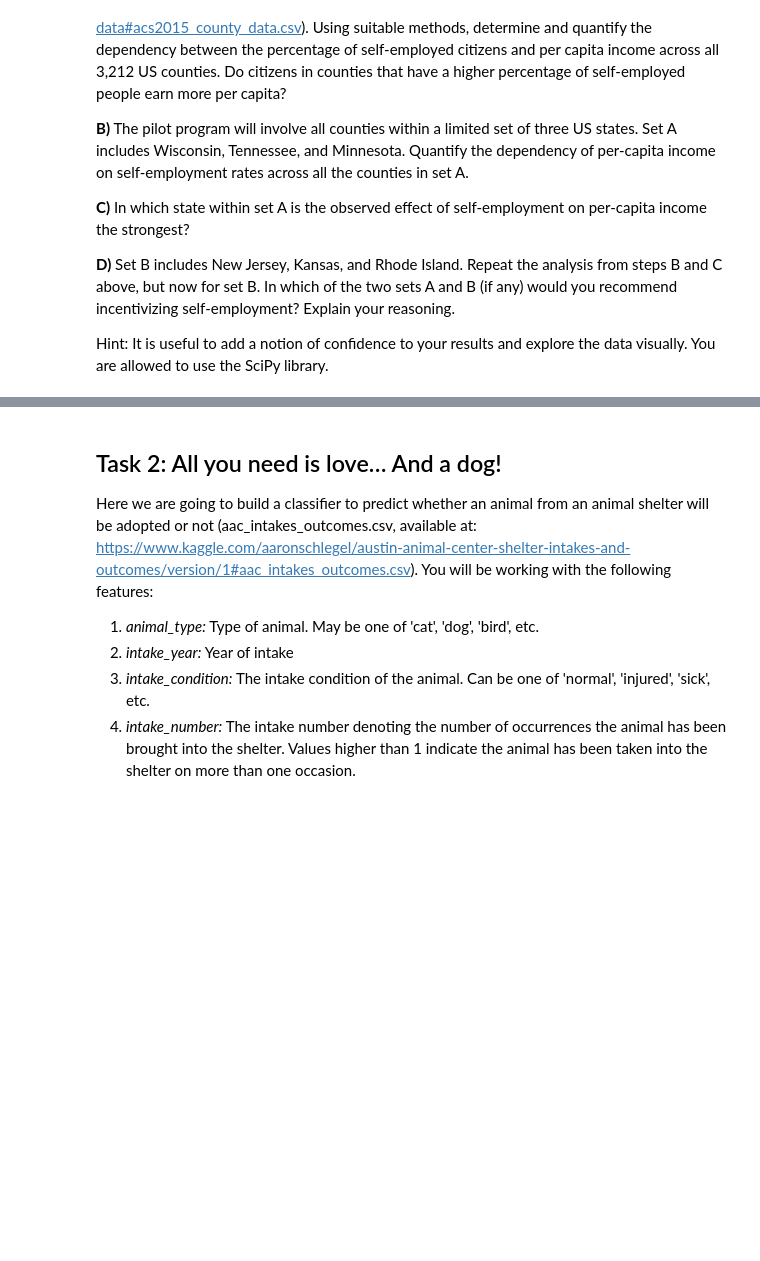
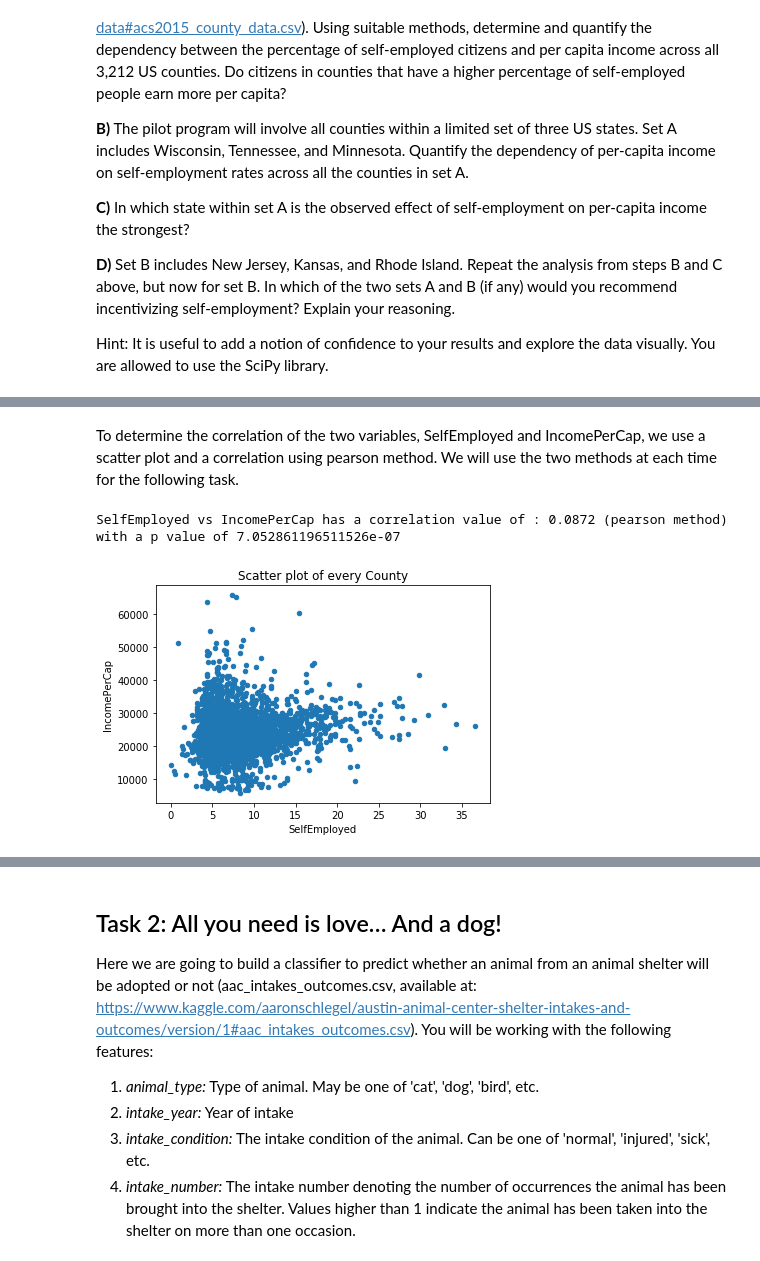
Before and after one commit to vbruttin/ada_homeworks, a Jupyter notebook: Homework4.ipynb, the cells around one changed output, grey strips where cells are left out. Drawn from its saved outputs; the diff is of its cells as text; code cells hidden in the pictures; blank space fills up the shorter version.

Commit message:
Task 1 finish (mtn pause ! et suite plus tard)

```diff
--- a/Homework4.ipynb
+++ b/Homework4.ipynb
@@ -180,0 +62,12 @@ set_B_wo_outliers = set_B[(set_B.IncomePerCap <= 34824.0) & (set_B.IncomePerCap
+# %% [markdown]
+To determine the correlation of the two variables, SelfEmployed and IncomePerCap, we use a scatter plot and a correlation using pearson method. We will use the two methods at each time for the following task.
+# %%
+us_2015.plot.scatter(x = 'SelfEmployed', y = 'IncomePerCap');
+plt.title('Scatter plot of every County');
+
+corr, pval = pearsonr(us_2015['SelfEmployed'], us_2015['IncomePerCap'])
+print("SelfEmployed vs IncomePerCap has a correlation value of : {} (pearson method) with a p value of {}"\
+     .format(str(corr)[:6], pval))
+# %% [output]
+SelfEmployed vs IncomePerCap has a correlation value of : 0.0872 (pearson method) with a p value of 7.052861196511526e-07
+[figure, added]
```
Also changed, not shown: parts of 55 cells of this notebook.
